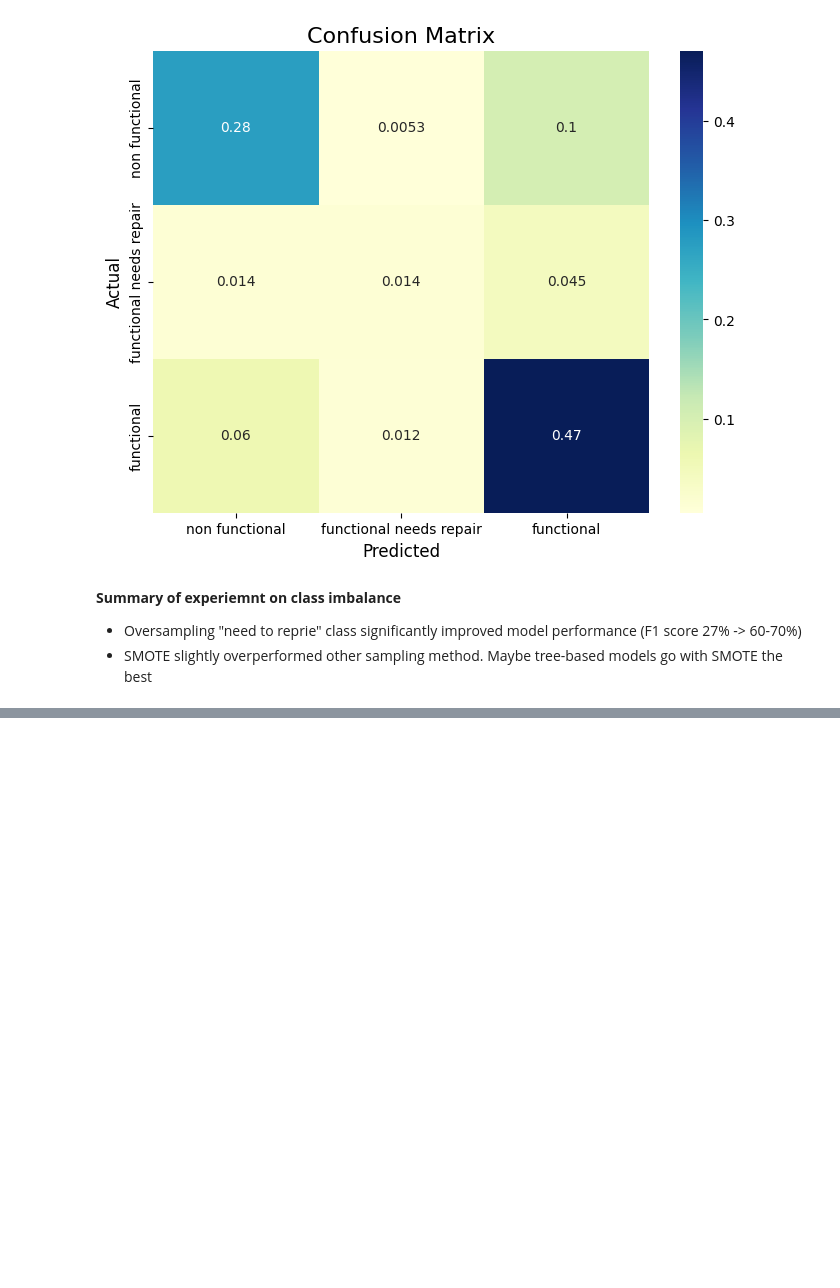
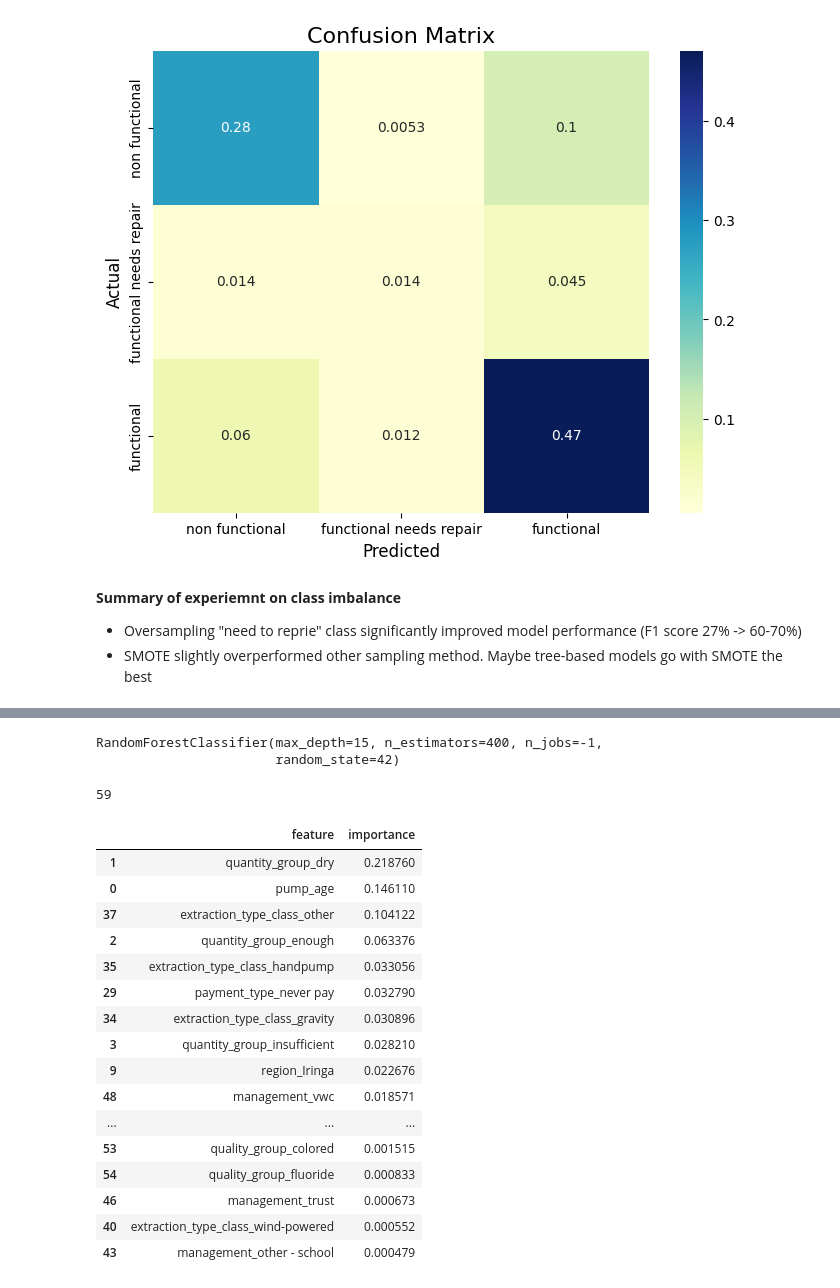
Before and after one commit to floranuta/Data_Circle, a Jupyter notebook: notebooks/run.ipynb, the cells around one changed output, grey strips where cells are left out. Saved outputs shown, nothing was run; the diff lists cells and outputs as text; code cells hidden in the pictures; blank space fills up the shorter version.

```diff
--- a/notebooks/run.ipynb
+++ b/notebooks/run.ipynb
@@ -464,0 +512,36 @@ functional needs repair       0.44      0.19      0.27      4317
+# %%
+best_model = random_search.best_estimator_
+best_model
+# %% [output]
+RandomForestClassifier(max_depth=15, n_estimators=400, n_jobs=-1,
+                       random_state=42)
+# %%
+importances = best_model.feature_importances_
+(importances)
+# %% [output]
+59
+# %%
+feat_imp = pd.DataFrame({
+    "feature": encoded_df.drop(c.TARGET_COLUMN, axis=1).columns,
+    "importance": importances
+}).sort_values("importance", ascending=False)
+
+feat_imp.sort_values("importance", ascending=False)
+# %% [output]
+|  | feature | importance |
+| 1 | quantity_group_dry | 0.218760 |
+| 0 | pump_age | 0.146110 |
+| 37 | extraction_type_class_other | 0.104122 |
+| 2 | quantity_group_enough | 0.063376 |
+| 35 | extraction_type_class_handpump | 0.033056 |
+| 29 | payment_type_never pay | 0.032790 |
+| 34 | extraction_type_class_gravity | 0.030896 |
+| 3 | quantity_group_insufficient | 0.028210 |
+| 9 | region_Iringa | 0.022676 |
+| 48 | management_vwc | 0.018571 |
+| ... | ... | ... |
+| 53 | quality_group_colored | 0.001515 |
+| 54 | quality_group_fluoride | 0.000833 |
+| 46 | management_trust | 0.000673 |
+| 40 | extraction_type_class_wind-powered | 0.000552 |
+| 43 | management_other - school | 0.000479 |
```
Also changed, not shown: parts of 7 cells of this notebook.
